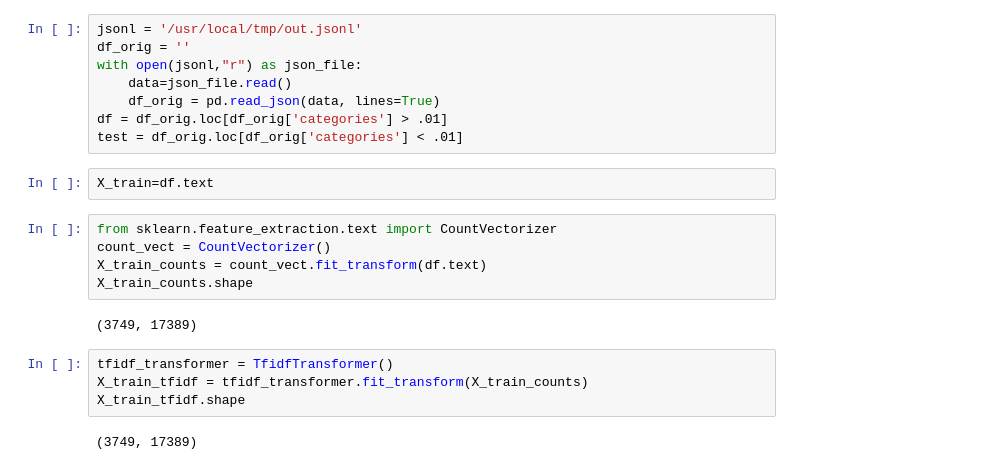
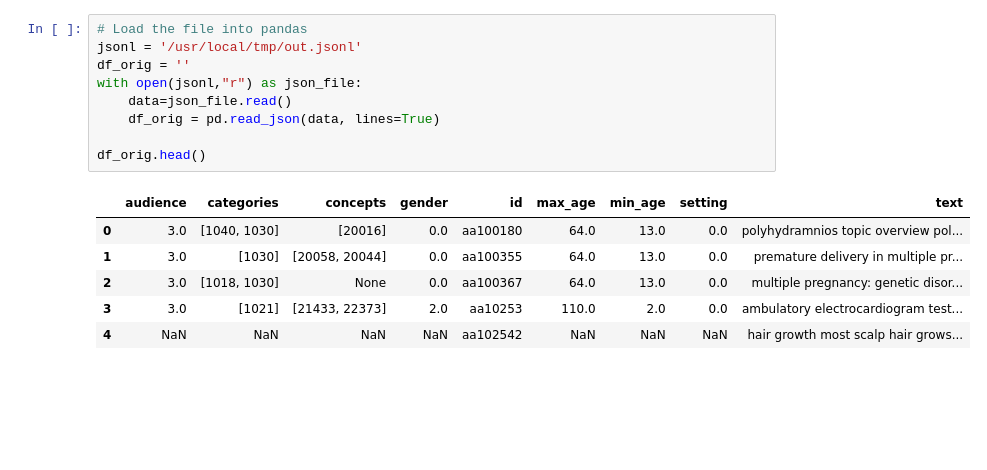
Before and after one commit to afk314/mycorp, a Jupyter notebook: notebooks/First Classification.ipynb, the cells around one changed output. Drawn from its saved outputs; the diff is of its cells as text; blank space fills up the shorter version.

```diff
--- a/notebooks/First Classification.ipynb
+++ b/notebooks/First Classification.ipynb
@@ -4,23 +8,16 @@ import pandas as pd
 # %%
+# Load the file into pandas
 jsonl = '/usr/local/tmp/out.jsonl'
 df_orig = ''
 with open(jsonl,"r") as json_file:
     data=json_file.read()
     df_orig = pd.read_json(data, lines=True)
-df = df_orig.loc[df_orig['categories'] > .01]
-test = df_orig.loc[df_orig['categories'] < .01]
+
+df_orig.head()
+# %% [output]
+|  | audience | categories | concepts | gender | id | max_age | min_age | setting | text |
+| 0 | 3.0 | [1040, 1030] | [20016] | 0.0 | aa100180 | 64.0 | 13.0 | 0.0 | polyhydramnios topic overview pol... |
+| 1 | 3.0 | [1030] | [20058, 20044] | 0.0 | aa100355 | 64.0 | 13.0 | 0.0 | premature delivery in multiple pr... |
+| 2 | 3.0 | [1018, 1030] | None | 0.0 | aa100367 | 64.0 | 13.0 | 0.0 | multiple pregnancy: genetic disor... |
+| 3 | 3.0 | [1021] | [21433, 22373] | 2.0 | aa10253 | 110.0 | 2.0 | 0.0 | ambulatory electrocardiogram test... |
+| 4 | NaN | NaN | NaN | NaN | aa102542 | NaN | NaN | NaN | hair growth most scalp hair grows... |
-# %%
-X_train=df.text
-# %%
-from sklearn.feature_extraction.text import CountVectorizer
-count_vect = CountVectorizer()
-X_train_counts = count_vect.fit_transform(df.text)
-X_train_counts.shape
-# %% [output]
-(3749, 17389)
-# %%
-tfidf_transformer = TfidfTransformer()
-X_train_tfidf = tfidf_transformer.fit_transform(X_train_counts)
-X_train_tfidf.shape
-# %% [output]
-(3749, 17389)
```
Also changed, not shown: parts of 15 cells of this notebook, 1 other file.
